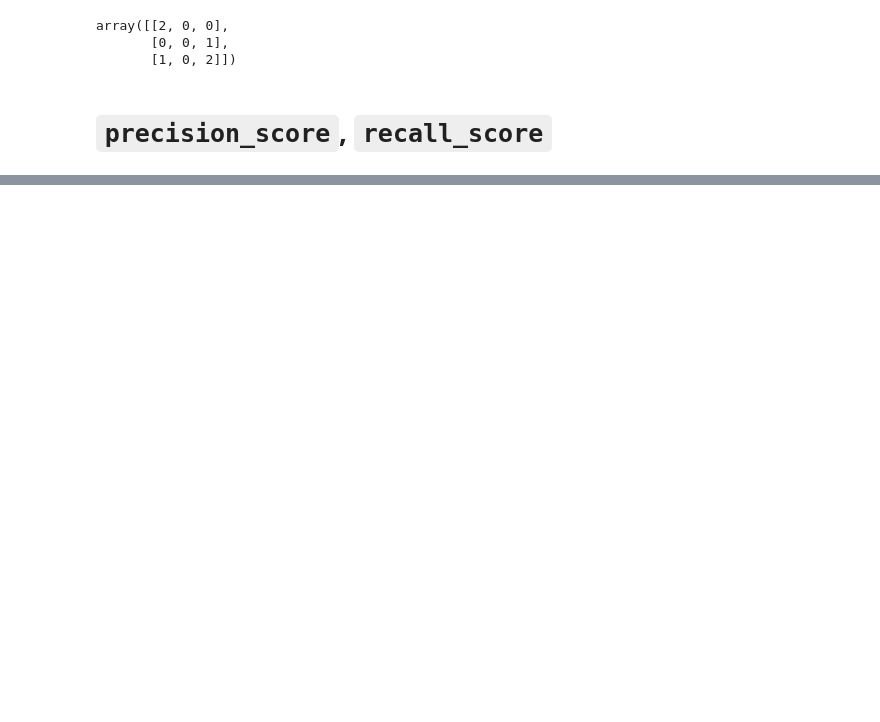
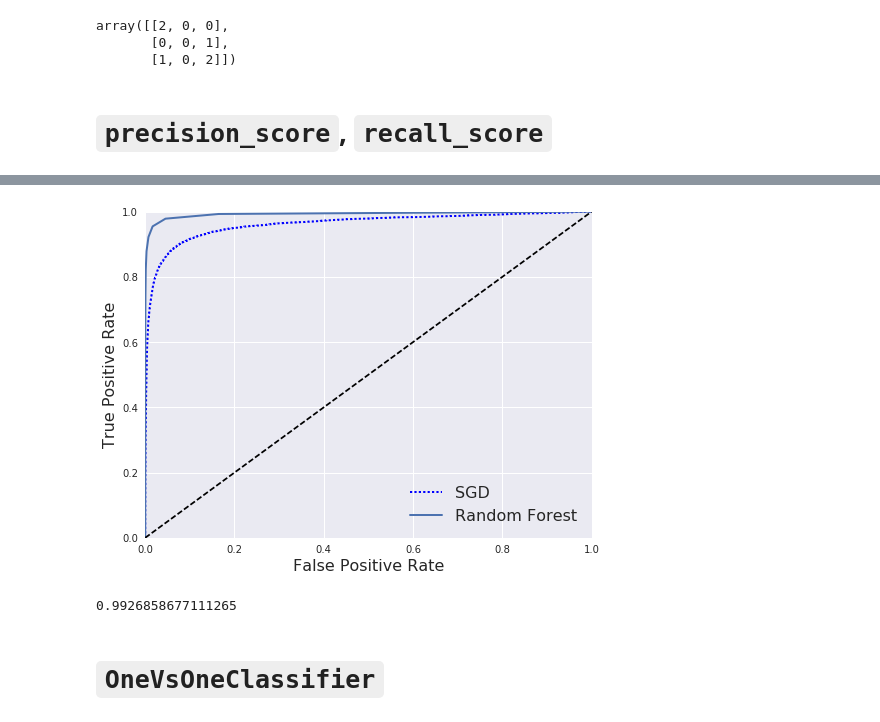
Before and after one commit to antyan001/handson-ml, a Jupyter notebook: notes/03_scikit_intro.ipynb, the cells around one changed output, grey strips where cells are left out. Saved outputs shown, nothing was run; the diff lists cells and outputs as text; code cells hidden in the pictures; blank space fills up the shorter version.

```diff
--- a/notes/03_scikit_intro.ipynb
+++ b/notes/03_scikit_intro.ipynb
@@ -167,0 +229,21 @@ confusion[1][1] / (confusion[1][1] + (confusion[1][0] + confusion[0][1]) / 2.0)
+# %%
+from sklearn.ensemble import RandomForestClassifier
+
+forest = RandomForestClassifier(random_state=1)
+y_probs_forest = cross_val_predict(forest, X_train, y_train_5, cv=3, method='predict_proba')
+y_scores_forest = y_probs_forest[:, 1]
+fpr_forest, tpr_forest, thresholds_forest = roc_curve(y_train_5, y_scores_forest)
+# %%
+fig = plt.figure(figsize=(8, 6))
+plot = plt.plot(fpr, tpr, "b:", linewidth=2, label="SGD")
+plot_roc_curve(fpr_forest, tpr_forest, "Random Forest")
+legend = plt.legend(loc="lower right", fontsize=16)
+plt.show()
+# %% [output]
+[figure, added]
+# %%
+roc_auc_score(y_train_5, y_scores_forest)
+# %% [output]
+0.9926858677111265
+# %% [markdown]
+# `OneVsOneClassifier`
```
Also changed, not shown: parts of 27 cells of this notebook.
